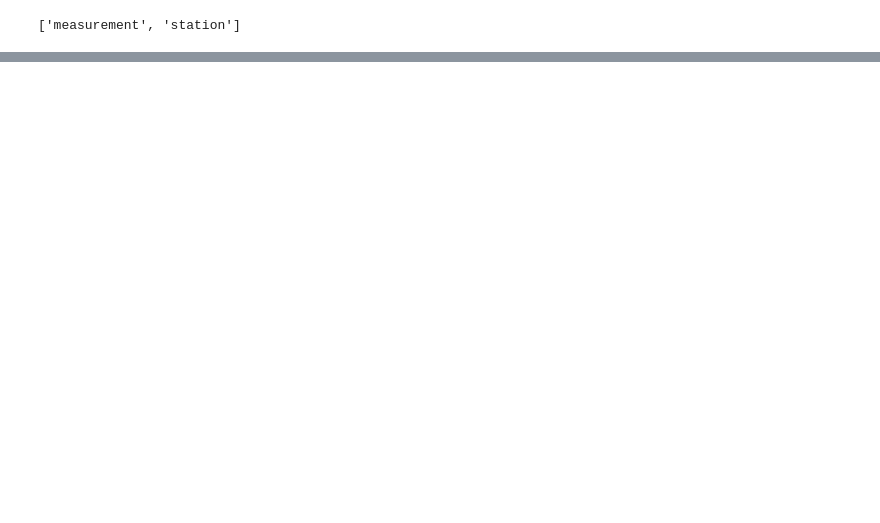
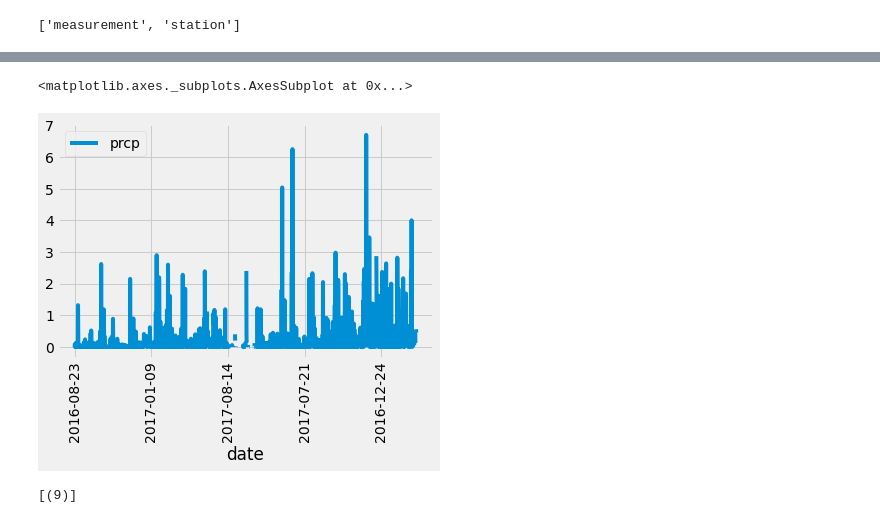
Before and after one commit to cmagnotta/sqlalchemy-challenge, a Jupyter notebook: hawaii vacation.ipynb, the cells around one changed output, grey strips where cells are left out. Cells and saved outputs as stored; diff of their text form; code cells hidden in the pictures; blank space fills up the shorter version.

```diff
--- a/hawaii vacation.ipynb
+++ b/hawaii vacation.ipynb
@@ -51,0 +30,16 @@
+# %%
+session = Session(engine)
+
+Measurement = Base.classes.measurement
+Station = Base.classes.station
+# %%
+# Design a query to retrieve the last 12 months of precipitation data and plot the results
+#The last is 8/23/17
+#dt.date(year, month, day)
+#dt.timedelta(days=365)
+
+previousYear = dt.date(2017, 8, 23) - dt.timedelta(days=365)
+# %%
+precipitation = session.query(Measurement.date, Measurement.prcp).filter(Measurement.date >= previousYear).all()
+# %%
+precipitationDF = pd.DataFrame(precipitation)
@@ -51,0 +62,6 @@
+# %%
+# Use Pandas Plotting with Matplotlib to plot the data
+precipitationDF.plot(x='date', y='prcp', rot=90)
+# %% [output]
+<matplotlib.axes._subplots.AxesSubplot at 0x...>
+[figure, added]
@@ -51,0 +72,4 @@
+# %%
+stationCount
+# %% [output]
+[(9)]
```
Also changed, not shown: parts of 12 cells of this notebook, 1 other file.
